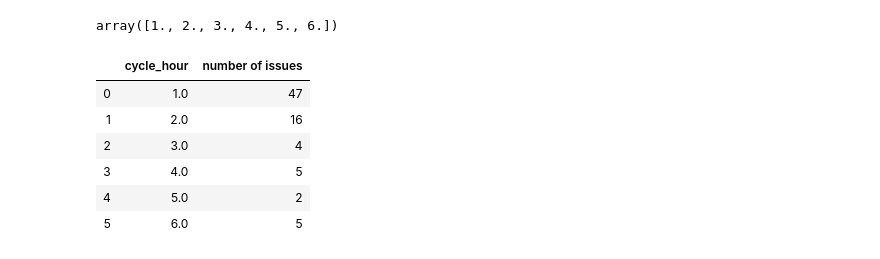
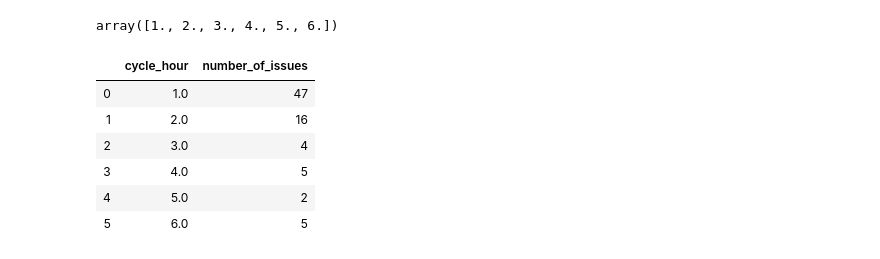
Before and after one commit to kamilaurbanczyk/Testing-cycle-analysis, a Jupyter notebook: Data analysis .ipynb, the cells around one changed output. Drawn from its saved outputs; the diff is of its cells as text; code cells hidden in the pictures.

```diff
--- a/Data analysis .ipynb
+++ b/Data analysis .ipynb
@@ -147,16 +130,16 @@ array([1., 2., 3., 4., 5., 6.])
 # %%
 confirmed_by_hours = (
     confirmed_data
     .groupby(['cycle_hour'])
     ['issue_code_'].count()
     .reset_index()
-    .rename(columns={'issue_code_': 'number of issues'})
+    .rename(columns={'issue_code_': 'number_of_issues'})
 
 )
 
 confirmed_by_hours
 # %% [output]
-|  | cycle_hour | number of issues |
+|  | cycle_hour | number_of_issues |
 | 0 | 1.0 | 47 |
 | 1 | 2.0 | 16 |
 | 2 | 3.0 | 4 |
```
Also changed, not shown: parts of 14 cells of this notebook, 4 other files.
